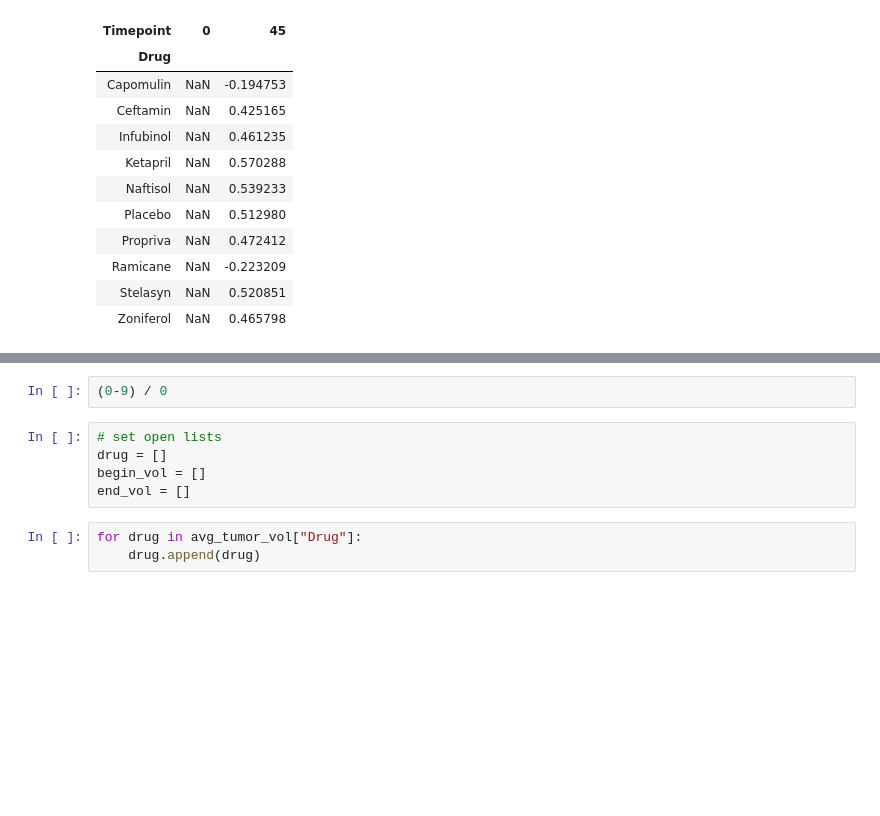
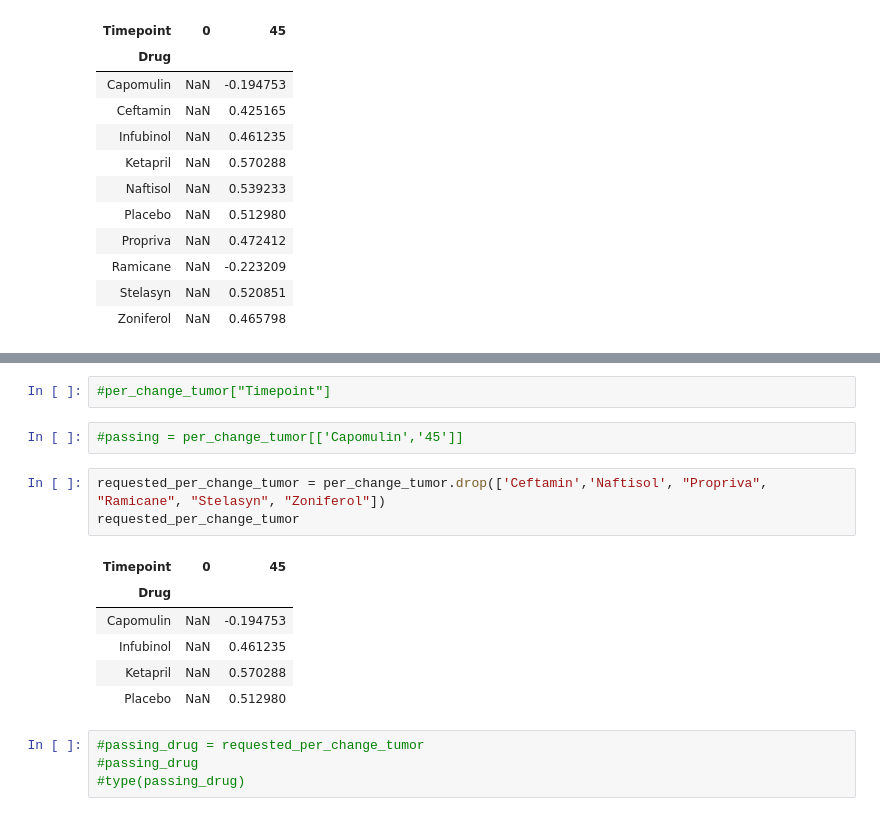
Before and after one commit to ejmayer/matplotlib-challenge, a Jupyter notebook: Pymaceuticals.ipynb, the cells around one changed output, grey strips where cells are left out. Drawn from its saved outputs; the diff is of its cells as text; blank space fills up the shorter version.

```diff
--- a/Pymaceuticals.ipynb
+++ b/Pymaceuticals.ipynb
@@ -798,10 +543,18 @@ tumor_vol_change_pv["Capomulin"] = tumor_vol_change_pv["Capomulin"]
-# %%
-(0-9) / 0
-# %%
-# set open lists
-drug = []
-begin_vol = []
-end_vol = []
-# %%
-for drug in avg_tumor_vol["Drug"]:
-    drug.append(drug)
+# %%
+#per_change_tumor["Timepoint"]
+# %%
+#passing = per_change_tumor[['Capomulin','45']]
+# %%
+requested_per_change_tumor = per_change_tumor.drop(['Ceftamin','Naftisol', "Propriva", "Ramicane", "Stelasyn", "Zoniferol"])
+requested_per_change_tumor
+# %% [output]
+| Timepoint | 0 | 45 |
+| Drug |  |  |
+| Capomulin | NaN | -0.194753 |
+| Infubinol | NaN | 0.461235 |
+| Ketapril | NaN | 0.570288 |
+| Placebo | NaN | 0.512980 |
+# %%
+#passing_drug = requested_per_change_tumor
+#passing_drug
+#type(passing_drug)
```
Also changed, not shown: parts of 45 cells of this notebook, 2 other files.
